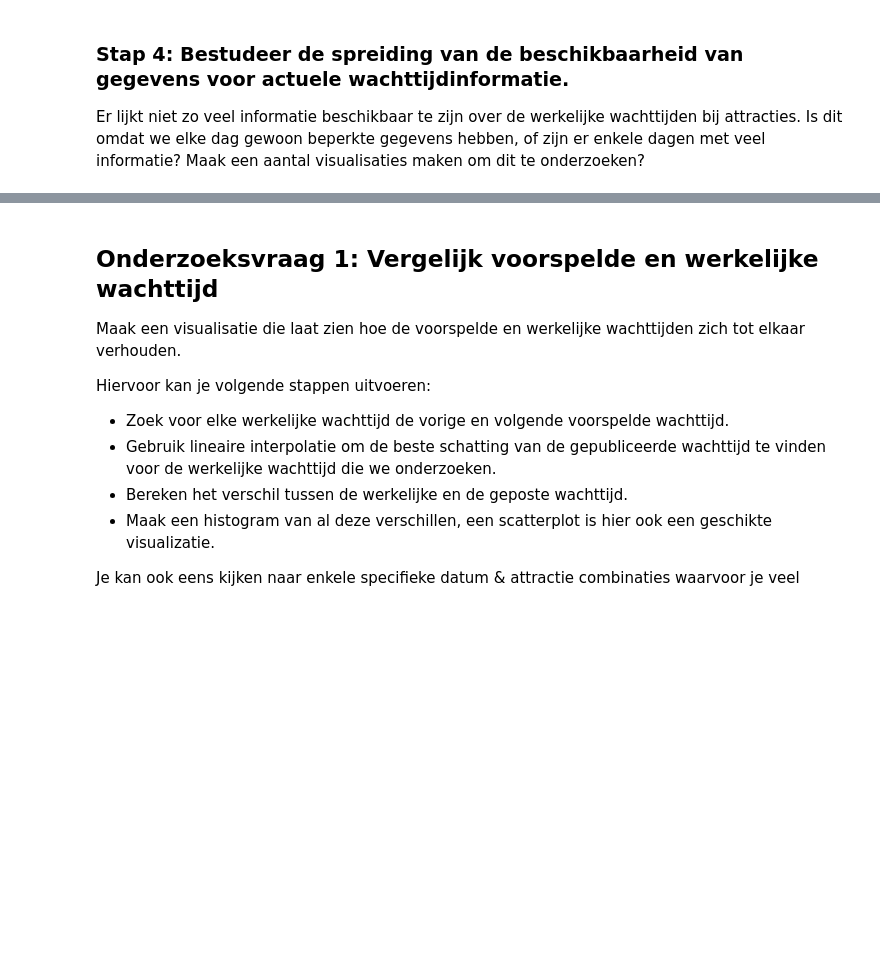
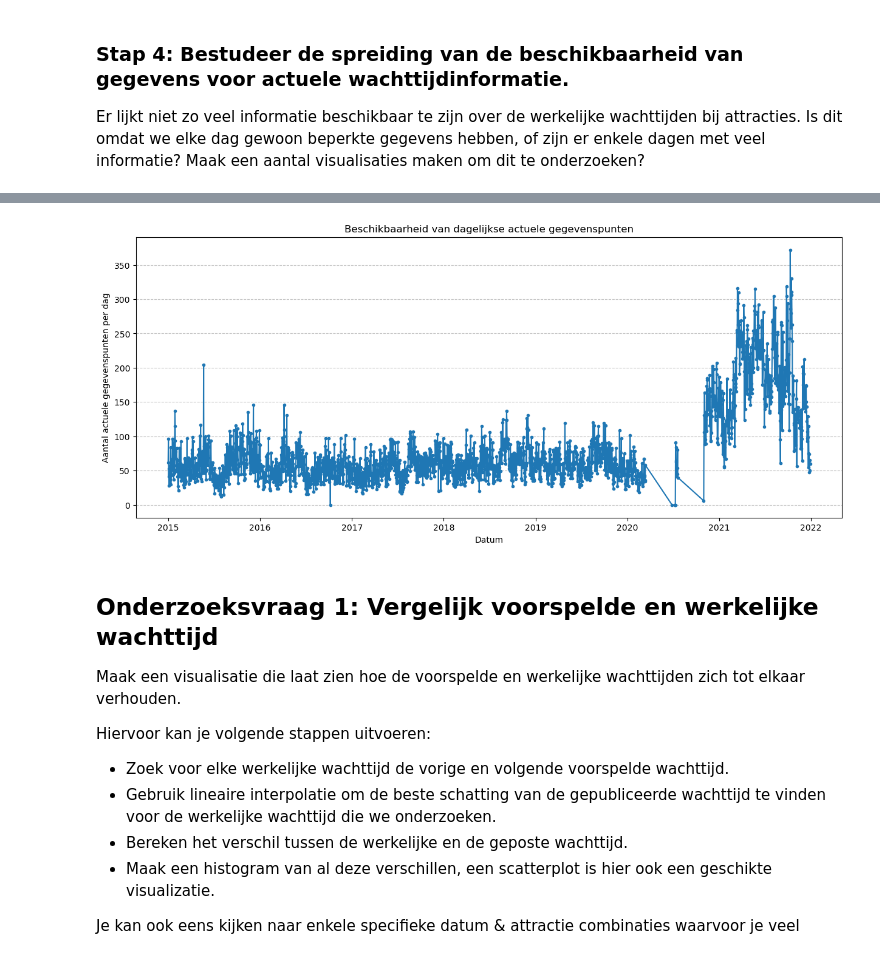
Before and after one commit to Isabel360/Disney, a Jupyter notebook: notebooks/Masha_Notebook.ipynb, the cells around one changed output, grey strips where cells are left out. Saved outputs shown, nothing was run; the diff lists cells and outputs as text; code cells hidden in the pictures; blank space fills up the shorter version.

```diff
--- a/notebooks/Masha_Notebook.ipynb
+++ b/notebooks/Masha_Notebook.ipynb
@@ -165,3 +188,13 @@ visualisaties maken om dit te onderzoeken?
+# %%
+plt.figure(figsize=(15, 6))
+plt.plot(actual_counts_per_day["date"], actual_counts_per_day["SACTMIN"], marker=".", linestyle="-")
+plt.xlabel("Datum")
+plt.ylabel("Aantal actuele gegevenspunten per dag")
+plt.title("Beschikbaarheid van dagelijkse actuele gegevenspunten")
+plt.grid(axis="y", linestyle="--", alpha=0.7)
+plt.show()
+# %% [output]
+[figure, added]
 # %% [markdown]
 ## Onderzoeksvraag 1: Vergelijk voorspelde en werkelijke wachttijd
 Maak een visualisatie die laat zien hoe de voorspelde en werkelijke wachttijden zich tot elkaar verhouden.
```
Also changed, not shown: parts of 69 cells of this notebook, 4 other files.
